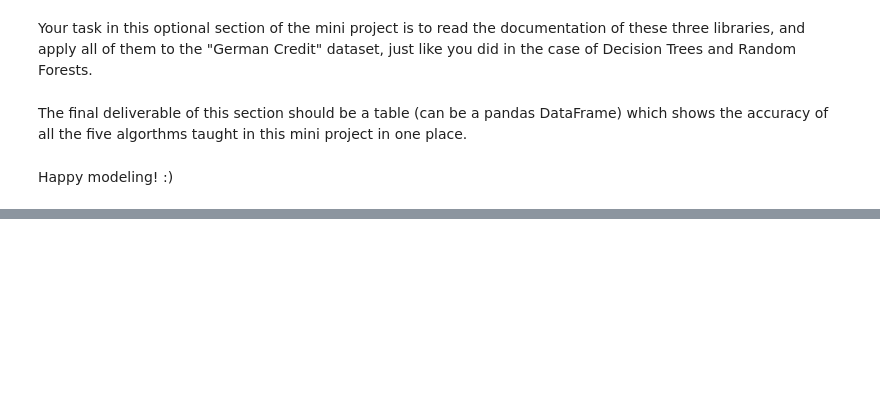
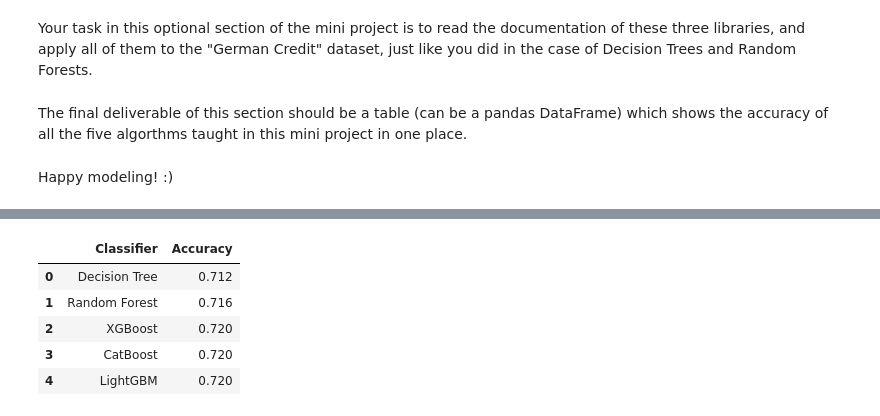
Before and after one commit to lchjoel1031/mec-mini-projects, a Jupyter notebook: mec-13.5.1-tree-based-algorithms-mini-project/Mini_Project_Tree_Based_Algorithms.ipynb, the cells around one changed output, grey strips where cells are left out. Drawn from its saved outputs; the diff is of its cells as text; code cells hidden in the pictures; blank space fills up the shorter version.

```diff
--- a/mec-13.5.1-tree-based-algorithms-mini-project/Mini_Project_Tree_Based_Algorithms.ipynb
+++ b/mec-13.5.1-tree-based-algorithms-mini-project/Mini_Project_Tree_Based_Algorithms.ipynb
@@ -285,0 +415,4 @@ If you're using the Anaconda distribution, these are all very easy to install:
+# %%
+cb_classifier = CatBoostClassifier()
+cb_classifier.set_params(**grid_search.best_params_)
+cb_classifier.fit(x_train, y_train)
@@ -287,0 +449,14 @@ If you're using the Anaconda distribution, these are all very easy to install:
+# %%
+from lightgbm import LGBMClassifier
+
+parameters = {
+    'num_leaves': [31, 127],
+    'reg_alpha': [0.1, 0.5],
+    'min_data_in_leaf': [30, 50, 100, 300, 400],
+    'lambda_l1': [0, 1, 1.5],
+    'lambda_l2': [0, 1]
+    }
+
+lgbm_clas = LGBMClassifier()
+grid_search = GridSearchCV(estimator=lgbm_clas, param_grid=parameters, cv=5, n_jobs=5, verbose=True)
+grid_search.fit(x_train, y_train)
@@ -287,0 +483,4 @@ If you're using the Anaconda distribution, these are all very easy to install:
+# %%
+lgbm_classifier = LGBMClassifier()
+lgbm_classifier.set_params(**grid_search.best_params_)
+lgbm_classifier.fit(x_train, y_train)
@@ -293,0 +513,4 @@ Happy modeling! :)
+# %%
+d={'Classifier':['Decision Tree', 'Random Forest', 'XGBoost', 'CatBoost', 'LightGBM']}
+df = pd.DataFrame(d)
+df
@@ -293,0 +524,21 @@ Happy modeling! :)
+# %%
+Accuracy=[]
+tree_predict = tree_classifier.predict(x_test)
+Accuracy.append(accuracy_score(y_test, tree_predict))
+rfc_predict = rfc_classifier.predict(x_test)
+Accuracy.append(accuracy_score(y_test, rfc_predict))
+xgb_predict = xgb_classifier.predict(x_test)
+Accuracy.append(accuracy_score(y_test, xgb_predict))
+cb_predict = cb_classifier.predict(x_test)
+Accuracy.append(accuracy_score(y_test, cb_predict))
+lgbm_predict = lgbm_classifier.predict(x_test)
+Accuracy.append(accuracy_score(y_test, lgbm_predict))
+df['Accuracy'] = Accuracy
+df
+# %% [output]
+|  | Classifier | Accuracy |
+| 0 | Decision Tree | 0.712 |
+| 1 | Random Forest | 0.716 |
+| 2 | XGBoost | 0.720 |
+| 3 | CatBoost | 0.720 |
+| 4 | LightGBM | 0.720 |
```
Also changed, not shown: parts of 19 cells of this notebook.
